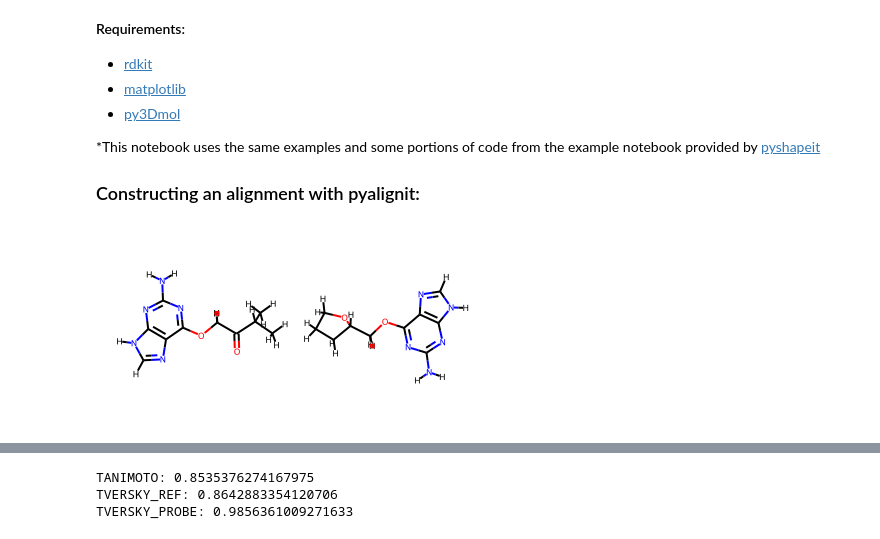
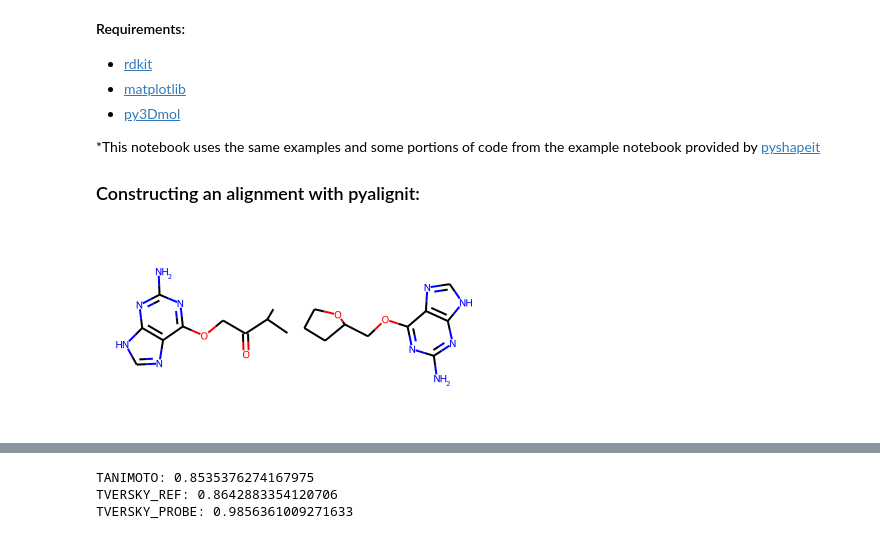
Before and after one commit to OliverBScott/align-it, a Jupyter notebook: example/pyalignit_demo.ipynb, the cells around one changed output, grey strips where cells are left out. Cells and saved outputs as stored; diff of their text form; code cells hidden in the pictures.

```diff
--- a/example/pyalignit_demo.ipynb
+++ b/example/pyalignit_demo.ipynb
@@ -35,13 +35,13 @@ import matplotlib.pyplot as plt
 import py3Dmol
 # %%
 # Load CDK2 molecules
-suppl = Chem.SDMolSupplier(os.path.join(RDConfig.RDDocsDir,'Book/data/cdk2.sdf'), removeHs=False)
+suppl = Chem.SDMolSupplier(os.path.join(RDConfig.RDDocsDir,'Book/data/cdk2.sdf'))
 mols = [mol for mol in suppl]
 
 # Draw the first two molecules
 Draw.MolsToGridImage(mols[:2])
 # %% [output]
-[figure, old version]
+[figure, new version]
 # %%
 ref = mols[0]    # Reference molecule
 probe = mols[1]  # Probe molecule
```
